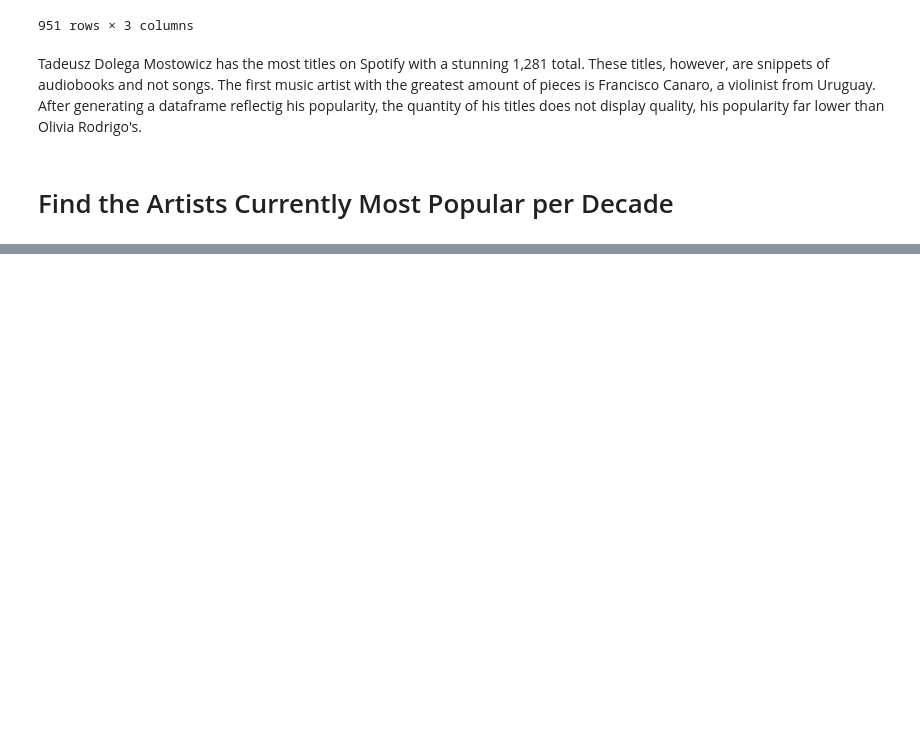
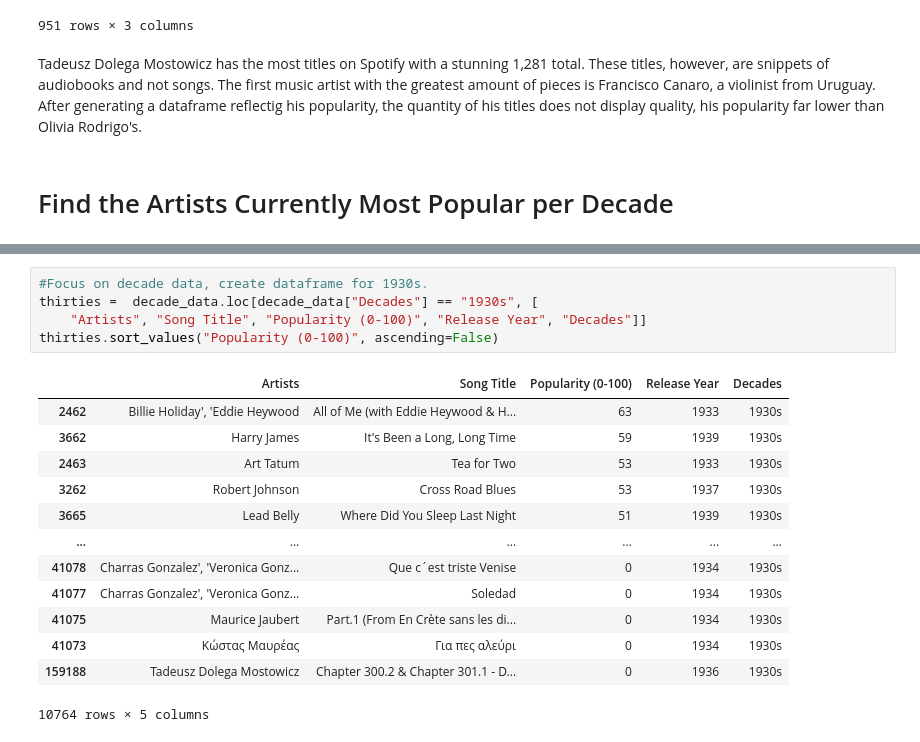
Before and after one commit to bmedford01/Spotipy, a Jupyter notebook: Most_Popular.ipynb, the cells around one changed output, grey strips where cells are left out. Saved outputs shown, nothing was run; the diff lists cells and outputs as text; blank space fills up the shorter version.

```diff
--- a/Most_Popular.ipynb
+++ b/Most_Popular.ipynb
@@ -160,0 +180,19 @@ decade_data.dropna()
+# %%
+#Focus on decade data, create dataframe for 1930s.
+thirties =  decade_data.loc[decade_data["Decades"] == "1930s", [
+    "Artists", "Song Title", "Popularity (0-100)", "Release Year", "Decades"]]
+thirties.sort_values("Popularity (0-100)", ascending=False)
+# %% [output]
+|  | Artists | Song Title | Popularity (0-100) | Release Year | Decades |
+| 2462 | Billie Holiday', 'Eddie Heywood | All of Me (with Eddie Heywood & H... | 63 | 1933 | 1930s |
+| 3662 | Harry James | It's Been a Long, Long Time | 59 | 1939 | 1930s |
+| 2463 | Art Tatum | Tea for Two | 53 | 1933 | 1930s |
+| 3262 | Robert Johnson | Cross Road Blues | 53 | 1937 | 1930s |
+| 3665 | Lead Belly | Where Did You Sleep Last Night | 51 | 1939 | 1930s |
+| ... | ... | ... | ... | ... | ... |
+| 41078 | Charras Gonzalez', 'Veronica Gonz... | Que c´est triste Venise | 0 | 1934 | 1930s |
+| 41077 | Charras Gonzalez', 'Veronica Gonz... | Soledad | 0 | 1934 | 1930s |
+| 41075 | Maurice Jaubert | Part.1 (From En Crète sans les di... | 0 | 1934 | 1930s |
+| 41073 | Κώστας Μαυρέας | Για πες αλεύρι | 0 | 1934 | 1930s |
+| 159188 | Tadeusz Dolega Mostowicz | Chapter 300.2 & Chapter 301.1 - D... | 0 | 1936 | 1930s |
+10764 rows × 5 columns
```
Also changed, not shown: parts of 10 cells of this notebook.
